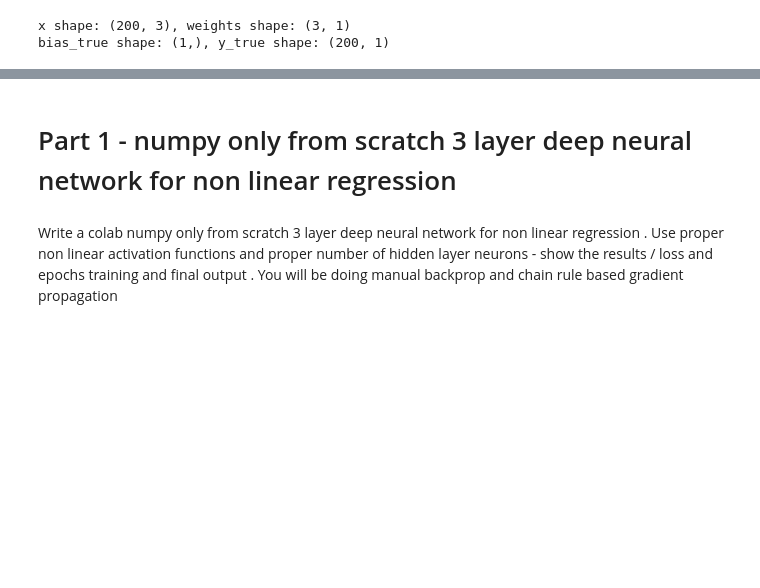
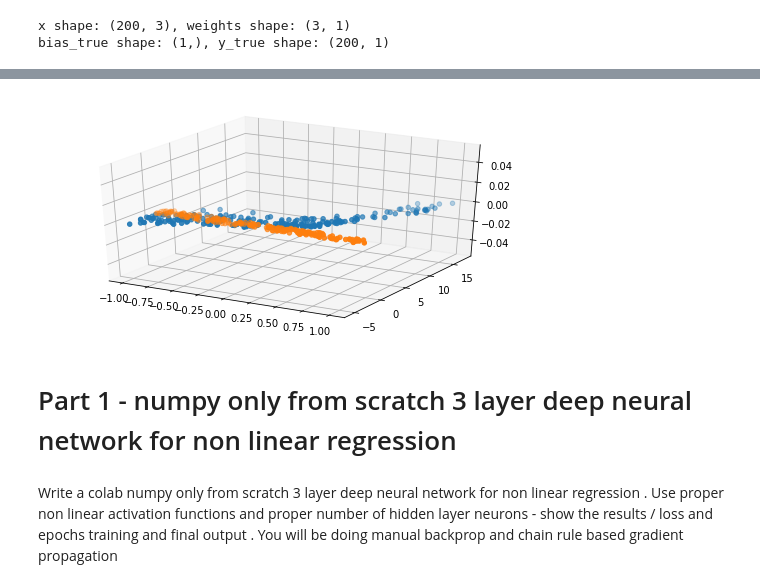
Before and after one commit to cmpe130weifeng/cmpe285_hw3, a Jupyter notebook: hw3.ipynb, the cells around one changed output, grey strips where cells are left out. Drawn from its saved outputs; the diff is of its cells as text; code cells hidden in the pictures; blank space fills up the shorter version.

```diff
--- a/hw3.ipynb
+++ b/hw3.ipynb
@@ -90,0 +44,25 @@ plt.show()
+# %%
+# linear model
+class Linear:
+  def __init__(self, input_dim: int, num_hidden: int = 1):
+    self.weights = np.random.randn(input_dim, num_hidden) * np.sqrt(2. / input_dim)
+    self.bias = np.zeros([1])
+
+  def __call__(self, x):
+    self.x = x
+    output = x @ self.weights + self.bias
+    return output
+
+  def backward(self, gradient):
+    self.weights_gradient = self.x.T @ gradient
+    self.bias_gradient = gradient.sum()
+    self.x_gradient = gradient @ self.weights.T
+    return self.x_gradient
+
+  def update(self, lr):
+    self.weights = self.weights = lr * self.weights_gradient
+    self.bias = self.bias = lr * self.bias_gradient
+# %%
+loss = MSE()
+linear = Linear(3) # 3 dimension
+y_pred = linear(x)
@@ -91,3 +76,13 @@ plt.show()
+# %%
+fig = plt.figure()
+ax = fig.add_subplot(111, projection='3d')
+
+ax.scatter(x[:, 0], y_true)
+ax.scatter(x[:, 0], y_pred)
+
+plt.show()
+# %% [output]
+[figure, added]
 # %% [markdown]
 # Part 1 - numpy only from scratch 3 layer deep neural network for non linear regression
 # %% [markdown]
```
Also changed, not shown: parts of 51 cells of this notebook.
